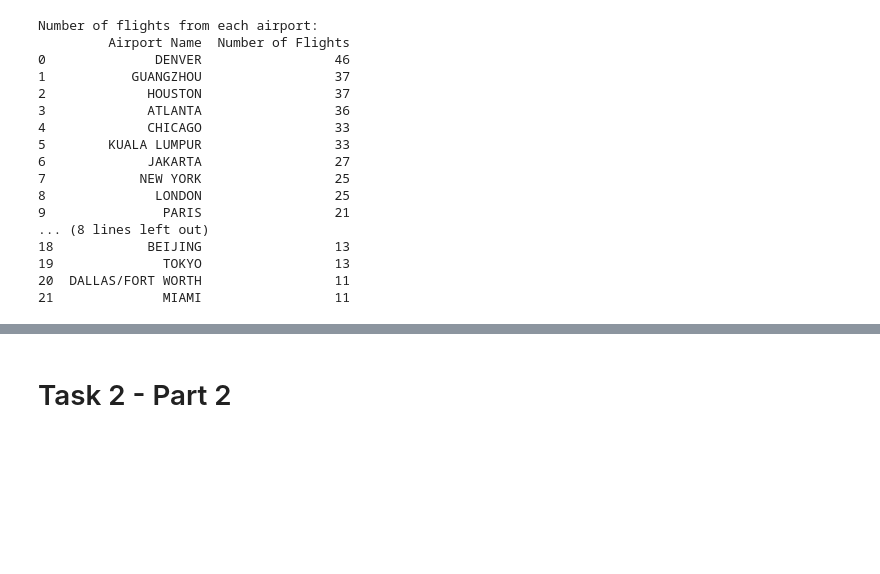
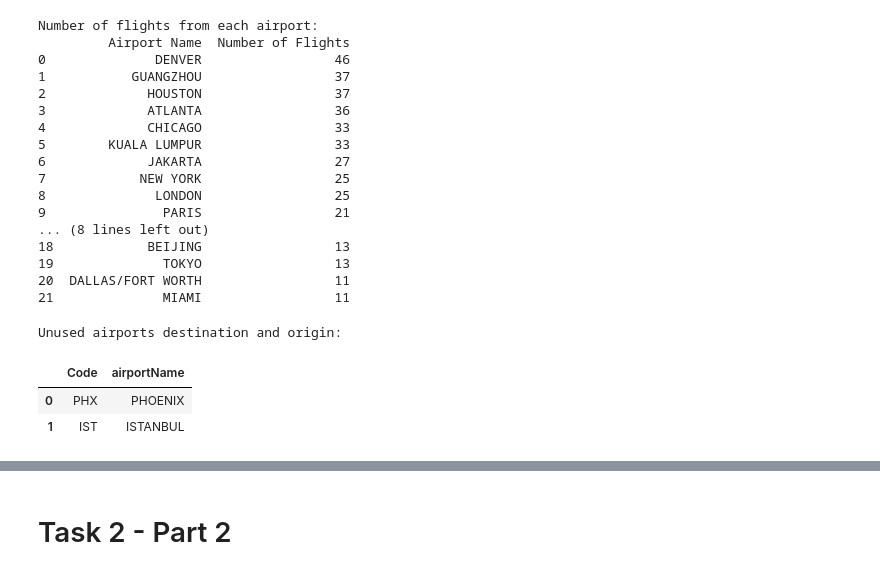
Before and after one commit to Teddiex/CMP3749M-Big-Data, a Jupyter notebook: BigData_Assignment.ipynb, the cells around one changed output, grey strips where cells are left out. Cells and saved outputs as stored; diff of their text form; code cells hidden in the pictures; blank space fills up the shorter version.

```diff
--- a/BigData_Assignment.ipynb
+++ b/BigData_Assignment.ipynb
@@ -188,18 +208,30 @@ Number of flights from each airport:
 # %%
 #Create a list of unused airports using mapreduce
 # Parallelize and partition the dataset
 # so that the partitions can be operated
 # upon via multiple worker processes.
 airport_rdd = sc.parallelize(airport_names.collect(), 1)
 # Extract the airport codes from the passenger data ensuring to check origin and destination codes.
 used_airports = passenger_data_rdd.flatMap(lambda col: [col[2], col[3]]).distinct()
 
 # Extract all airport codes from the airport data
 all_airports = airport_rdd.map(lambda col: col[1])
 
 # Find unused airports using the subtract operation
 unused_airports = all_airports.subtract(used_airports)
 
 # Collect the result turn into pandas dataframe
-unused_airports = unused_airports.collect()
-unused_airports_df = pd.DataFrame(unused_airports,columns=['Unused Airports'])
+# toDF() is not working for some reason
+unused_airports = spark.createDataFrame(unused_airports, StringType(), True)
+unused_airports= unused_airports.withColumnRenamed('value','Code')
+unused_airports = unused_airports.join(airport_names.select('airportName', 'Code'), 'Code', how = 'inner')
+unused_airports_df = unused_airports.toPandas()
+
+#Aiprort codes that are not used in origin or destination.
+print('Unused airports destination and origin:')
+unused_airports_df
+# %% [output]
+Unused airports destination and origin:
+|  | Code | airportName |
+| 0 | PHX | PHOENIX |
+| 1 | IST | ISTANBUL |
```
Also changed, not shown: parts of 9 cells of this notebook, 1 other file.
